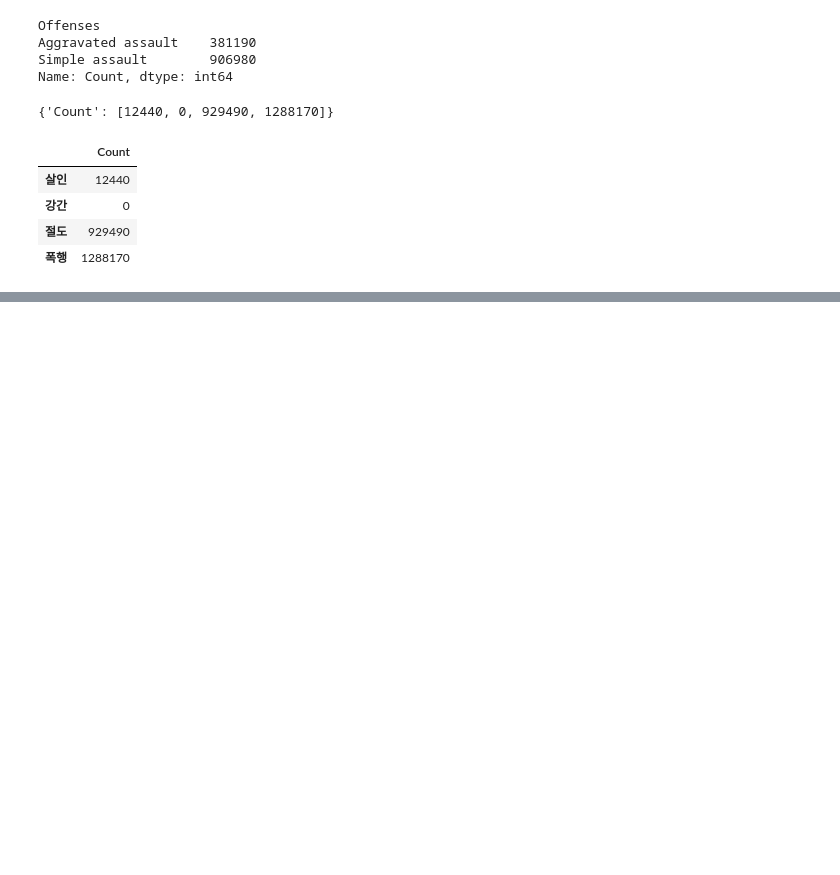
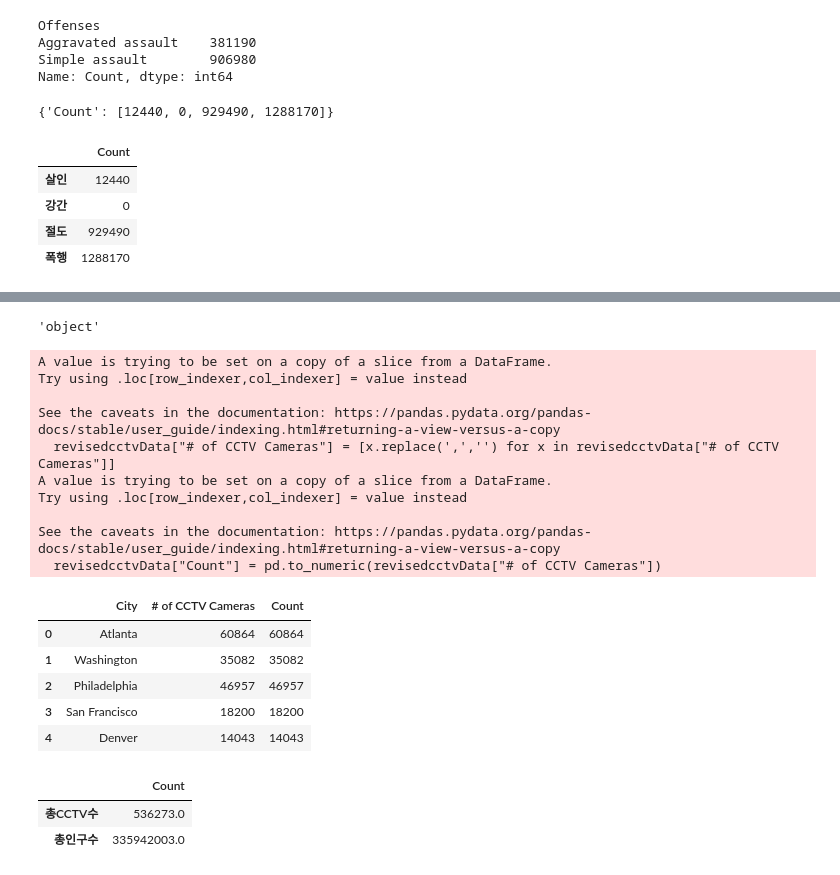
Before and after one commit to nickMingi/CrimeRateByCountry2024, a Jupyter notebook: CrimeCountPreProcessing.ipynb, the cells around one changed output, grey strips where cells are left out. Saved outputs shown, nothing was run; the diff lists cells and outputs as text; code cells hidden in the pictures; blank space fills up the shorter version.

```diff
--- a/CrimeCountPreProcessing.ipynb
+++ b/CrimeCountPreProcessing.ipynb
@@ -140,0 +284,4 @@ final_df
+# %%
+cctvData = pd.read_csv(f"./crimeIndex/US_CCTV.csv", encoding = "cp949")
+
+cctvData.info()
@@ -140,0 +305,6 @@ final_df
+# %%
+selected_columns = ["City","# of CCTV Cameras"]
+
+revisedcctvData = cctvData[selected_columns]
+
+revisedcctvData.head()
@@ -140,0 +318,36 @@ final_df
+# %%
+str(revisedcctvData["# of CCTV Cameras"].dtype)
+# %% [output]
+'object'
+# %%
+revisedcctvData["# of CCTV Cameras"] = [x.replace(',','') for x in revisedcctvData["# of CCTV Cameras"]]
+revisedcctvData["Count"] = pd.to_numeric(revisedcctvData["# of CCTV Cameras"])
+revisedcctvData.head()
+# %% [output]
+A value is trying to be set on a copy of a slice from a DataFrame.
+Try using .loc[row_indexer,col_indexer] = value instead
+
+See the caveats in the documentation: https://pandas.pydata.org/pandas-docs/stable/user_guide/indexing.html#returning-a-view-versus-a-copy
+  revisedcctvData["# of CCTV Cameras"] = [x.replace(',','') for x in revisedcctvData["# of CCTV Cameras"]]
+A value is trying to be set on a copy of a slice from a DataFrame.
+Try using .loc[row_indexer,col_indexer] = value instead
+
+See the caveats in the documentation: https://pandas.pydata.org/pandas-docs/stable/user_guide/indexing.html#returning-a-view-versus-a-copy
+  revisedcctvData["Count"] = pd.to_numeric(revisedcctvData["# of CCTV Cameras"])
+|  | City | # of CCTV Cameras | Count |
+| 0 | Atlanta | 60864 | 60864 |
+| 1 | Washington | 35082 | 35082 |
+| 2 | Philadelphia | 46957 | 46957 |
+| 3 | San Francisco | 18200 | 18200 |
+| 4 | Denver | 14043 | 14043 |
+# %%
+finalcctvData = pd.DataFrame({
+    "Count" : [revisedcctvData["Count"].sum(),finalPolicePopulation["PopulationCount"]]
+}, index = ["총CCTV수","총인구수"]
+)
+
+finalcctvData.head()
+# %% [output]
+|  | Count |
+| 총CCTV수 | 536273.0 |
+| 총인구수 | 335942003.0 |
```
Also changed, not shown: parts of 22 cells of this notebook.
